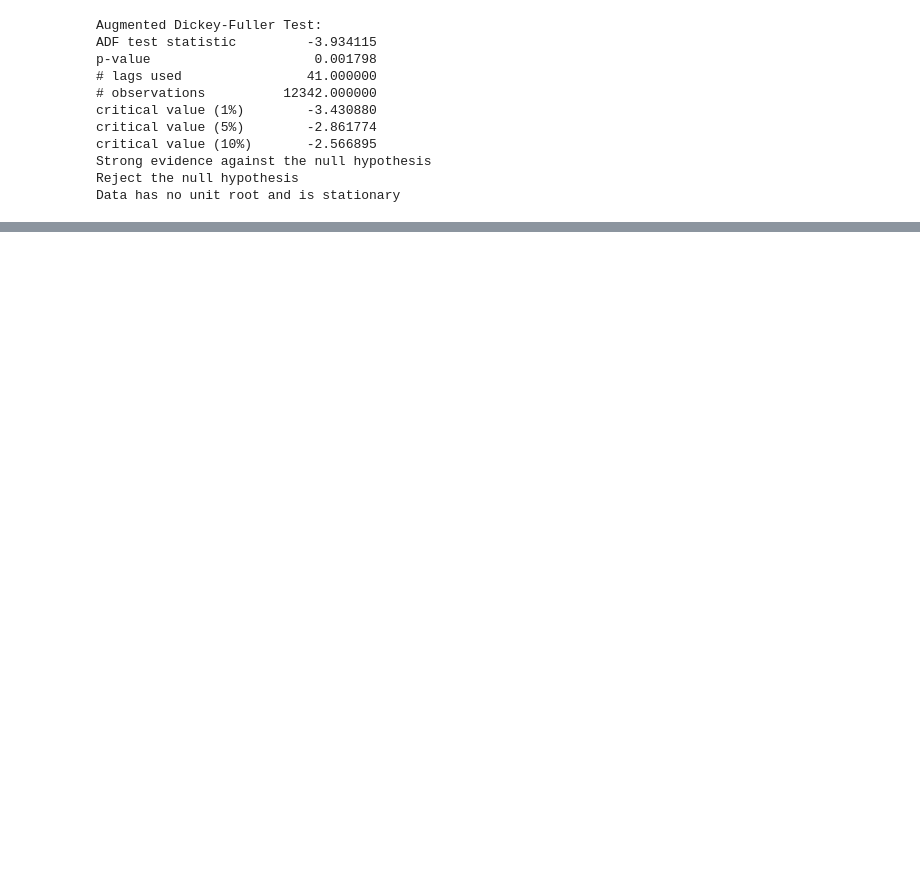
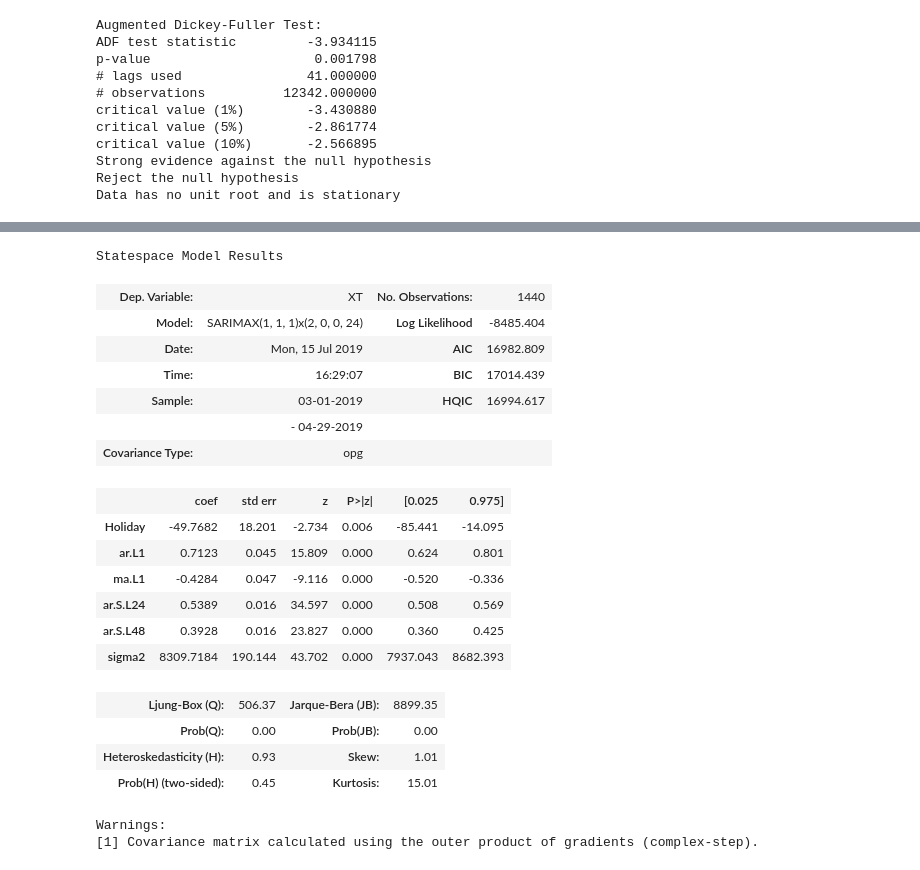
Before and after one commit to Darzan21/Electric-Load-Forecasting, a Jupyter notebook: LoadForecastingTest.ipynb, the cells around one changed output, grey strips where cells are left out. Drawn from its saved outputs; the diff is of its cells as text; code cells hidden in the pictures; blank space fills up the shorter version.

```diff
--- a/LoadForecastingTest.ipynb
+++ b/LoadForecastingTest.ipynb
@@ -486,0 +517,31 @@ ax.autoscale(axis='x',tight=True)
+# %%
+#run model - old
+model = SARIMAX(train['XT'],
+                exog=train[['Holiday']],
+                order=(1,1,1),
+                seasonal_order=(2,0,0,24),
+                enforce_invertibility=False)
+results = model.fit()
+results.summary()
+# %% [output]
+Statespace Model Results
+| Dep. Variable: | XT | No. Observations: | 1440 |
+| Model: | SARIMAX(1, 1, 1)x(2, 0, 0, 24) | Log Likelihood | -8485.404 |
+| Date: | Mon, 15 Jul 2019 | AIC | 16982.809 |
+| Time: | 16:29:07 | BIC | 17014.439 |
+| Sample: | 03-01-2019 | HQIC | 16994.617 |
+|  | - 04-29-2019 |  |  |
+| Covariance Type: | opg |  |  |
+|  | coef | std err | z | P>|z| | [0.025 | 0.975] |
+| Holiday | -49.7682 | 18.201 | -2.734 | 0.006 | -85.441 | -14.095 |
+| ar.L1 | 0.7123 | 0.045 | 15.809 | 0.000 | 0.624 | 0.801 |
+| ma.L1 | -0.4284 | 0.047 | -9.116 | 0.000 | -0.520 | -0.336 |
+| ar.S.L24 | 0.5389 | 0.016 | 34.597 | 0.000 | 0.508 | 0.569 |
+| ar.S.L48 | 0.3928 | 0.016 | 23.827 | 0.000 | 0.360 | 0.425 |
+| sigma2 | 8309.7184 | 190.144 | 43.702 | 0.000 | 7937.043 | 8682.393 |
+| Ljung-Box (Q): | 506.37 | Jarque-Bera (JB): | 8899.35 |
+| Prob(Q): | 0.00 | Prob(JB): | 0.00 |
+| Heteroskedasticity (H): | 0.93 | Skew: | 1.01 |
+| Prob(H) (two-sided): | 0.45 | Kurtosis: | 15.01 |
+Warnings:
+[1] Covariance matrix calculated using the outer product of gradients (complex-step).
```
Also changed, not shown: parts of 13 cells of this notebook.
